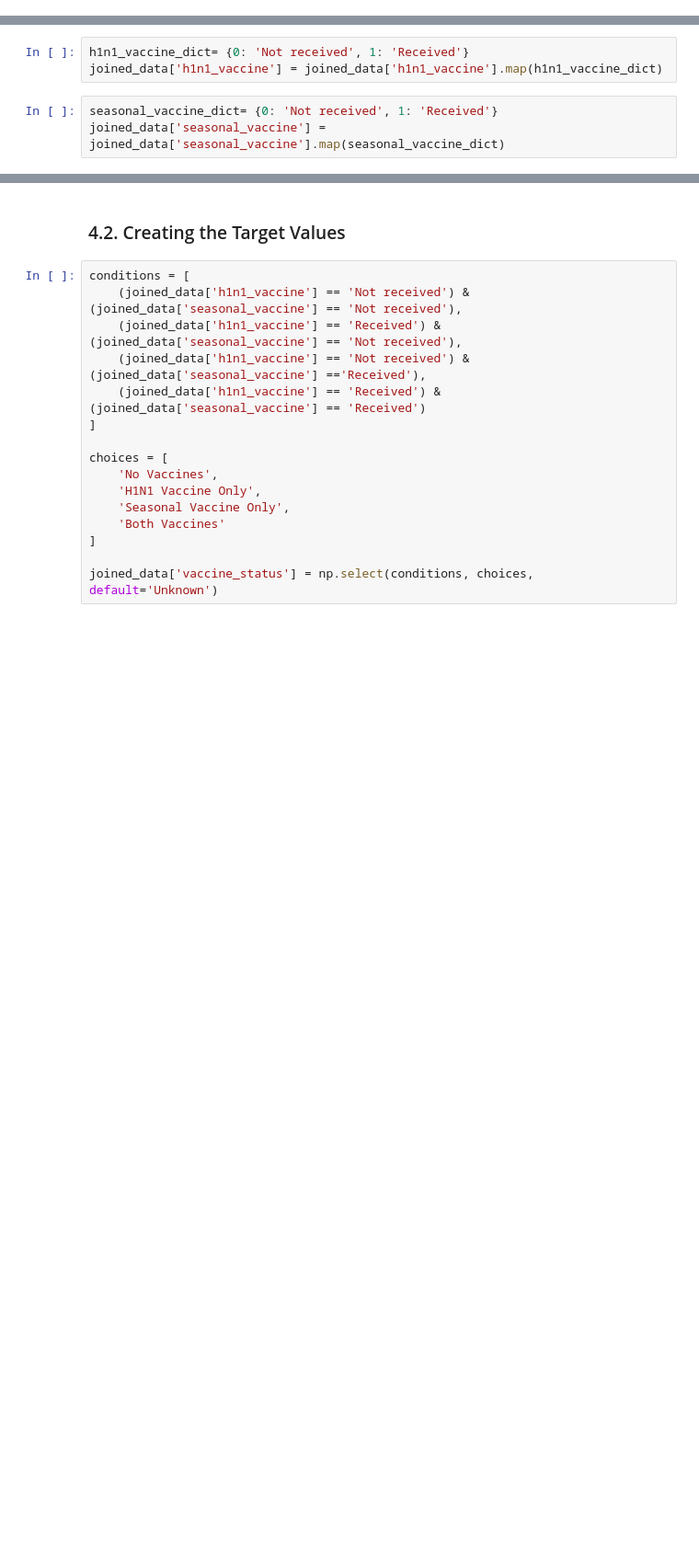
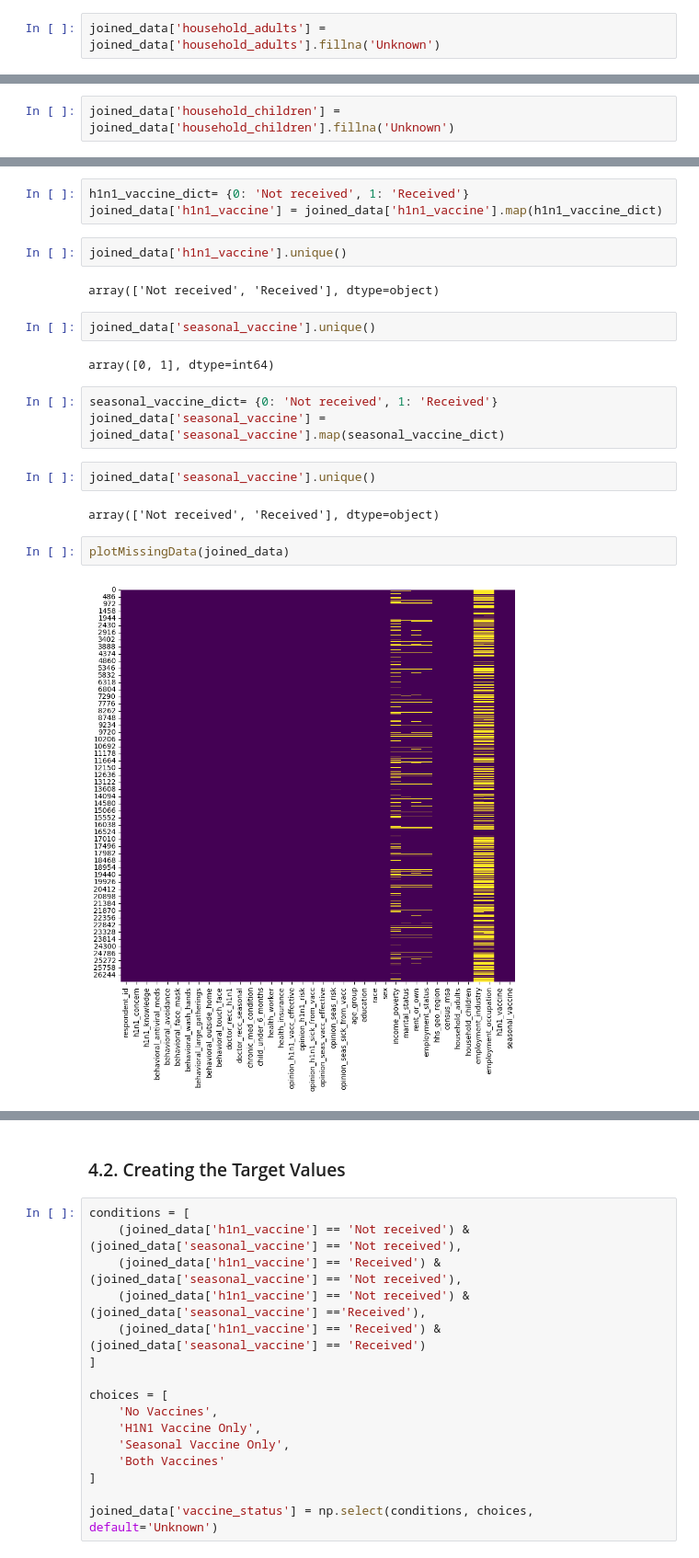
Before and after one commit to nudaee/DataScienceGuidedCapstone, a Jupyter notebook: Notebooks/Eda Cap2_01.ipynb, the cells around one changed output, grey strips where cells are left out. Shown at 92% size. Cells and saved outputs as stored; diff of their text form; blank space fills up the shorter version.

```diff
--- a/Notebooks/Eda Cap2_01.ipynb
+++ b/Notebooks/Eda Cap2_01.ipynb
@@ -332,0 +341,2 @@ array([ 0.,  2.,  1.,  3., nan])
+# %%
+joined_data['household_adults'] = joined_data['household_adults'].fillna('Unknown')
@@ -333,3 +347,5 @@ array([ 0.,  2.,  1.,  3., nan])
+# %%
+joined_data['household_children'] = joined_data['household_children'].fillna('Unknown')
 # %%
 joined_data['household_children'].unique()
 # %% [output]
@@ -345,6 +365,22 @@ array([nan, 'pxcmvdjn', 'rucpziij', 'wxleyezf', 'saaquncn', 'xicduogh',
 # %%
 h1n1_vaccine_dict= {0: 'Not received', 1: 'Received'}
 joined_data['h1n1_vaccine'] = joined_data['h1n1_vaccine'].map(h1n1_vaccine_dict)
+# %%
+joined_data['h1n1_vaccine'].unique()
+# %% [output]
+array(['Not received', 'Received'], dtype=object)
+# %%
+joined_data['seasonal_vaccine'].unique()
+# %% [output]
+array([0, 1], dtype=int64)
 # %%
 seasonal_vaccine_dict= {0: 'Not received', 1: 'Received'}
 joined_data['seasonal_vaccine'] = joined_data['seasonal_vaccine'].map(seasonal_vaccine_dict)
+# %%
+joined_data['seasonal_vaccine'].unique()
+# %% [output]
+array(['Not received', 'Received'], dtype=object)
+# %%
+plotMissingData(joined_data)
+# %% [output]
+[figure, added]
```
Also changed, not shown: parts of 63 cells of this notebook, 1 other file.
